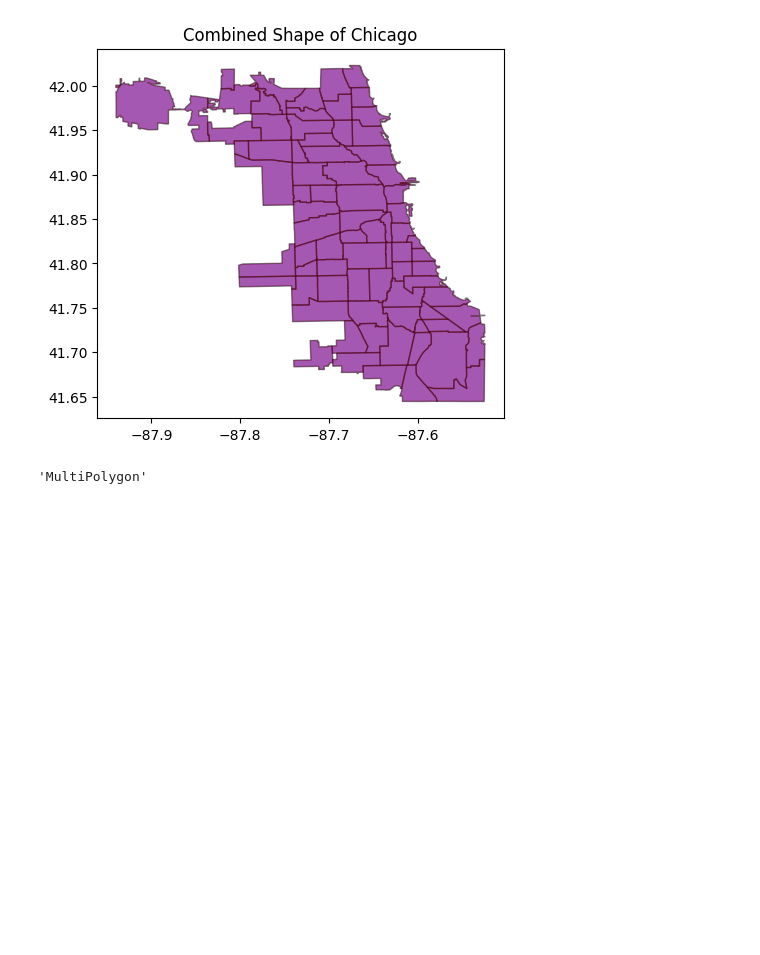
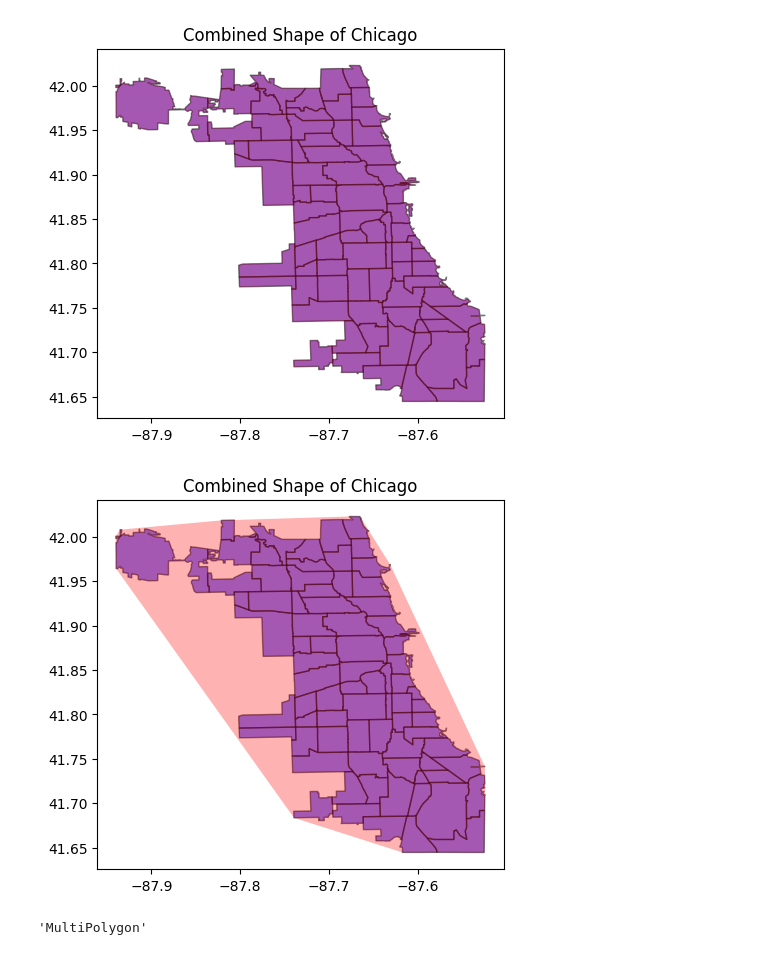
Before and after one commit to smolinde/Duracell_AAA_2024, a Jupyter notebook: Notebooks/Geometry_Shapes.ipynb, the cells around one changed output. Cells and saved outputs as stored; diff of their text form; code cells hidden in the pictures; blank space fills up the shorter version.

```diff
--- a/Notebooks/Geometry_Shapes.ipynb
+++ b/Notebooks/Geometry_Shapes.ipynb
@@ -39,6 +40,18 @@ plt.title('Combined Shape of Chicago')
 plt.show()
 # %% [output]
 [figure]
+# %%
+# Create the convex hull of the combined shape
+chicago_shape_convex_hull = chicago_shape.convex_hull
+
+# Plot to visualize the combined shape
+fig, ax = plt.subplots()
+gdf.plot(ax=ax, color='blue', alpha=0.5, edgecolor='k')
+gpd.GeoSeries([chicago_shape_convex_hull]).plot(ax=ax, color='red', alpha=0.3)
+plt.title('Combined Shape of Chicago')
+plt.show()
+# %% [output]
+[figure, added]
 # %%
 chicago_shape.geom_type
 # %% [output]
```
Also changed, not shown: parts of 19 cells of this notebook.
